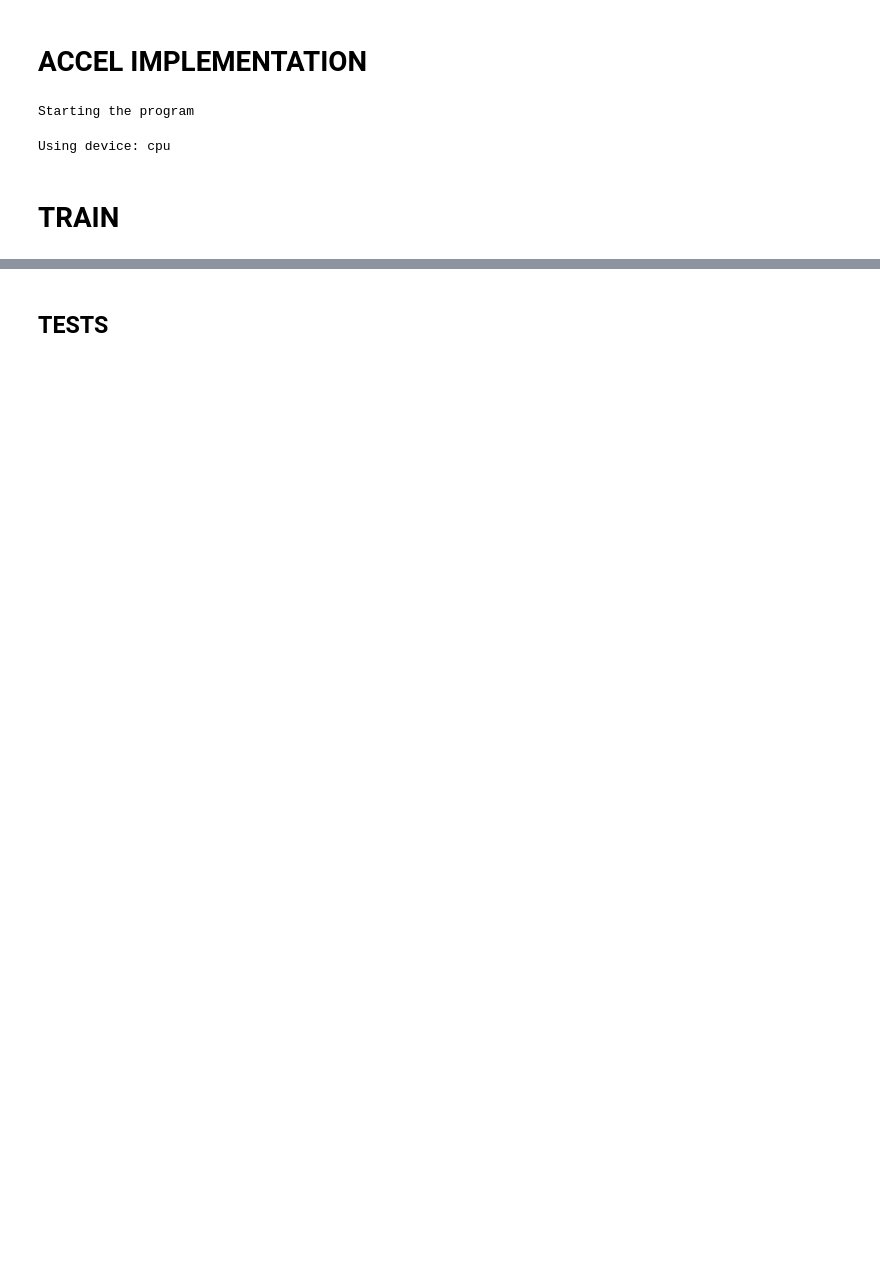
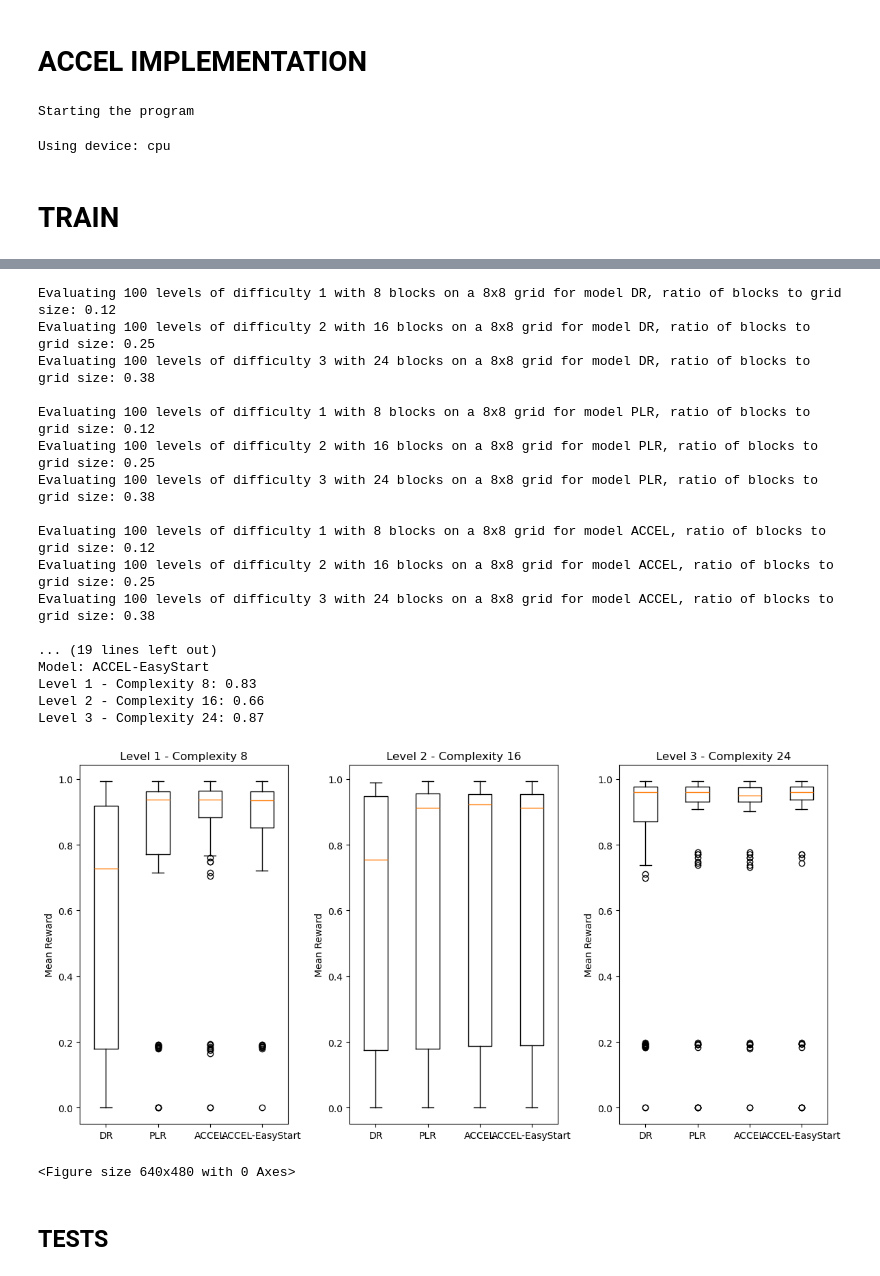
Before and after one commit to noostale/accel-adaptive-rl-env-curricula, a Jupyter notebook: accel_final.ipynb, the cells around one changed output, grey strips where cells are left out. Drawn from its saved outputs; the diff is of its cells as text; code cells hidden in the pictures; blank space fills up the shorter version.

```diff
--- a/accel_final.ipynb
+++ b/accel_final.ipynb
@@ -900,3 +926,25 @@ Running ACCEL with easy start with config: {'name': 'accel_model_easy_10x10', 'g
+# %%
+evalute_models(load_dim = 8, grid_size = 8, n_eval_episodes = 5, num_levels_per_difficulty = 100)
+# %% [output]
+Evaluating 100 levels of difficulty 1 with 8 blocks on a 8x8 grid for model DR, ratio of blocks to grid size: 0.12
+Evaluating 100 levels of difficulty 2 with 16 blocks on a 8x8 grid for model DR, ratio of blocks to grid size: 0.25
+Evaluating 100 levels of difficulty 3 with 24 blocks on a 8x8 grid for model DR, ratio of blocks to grid size: 0.38
+
+Evaluating 100 levels of difficulty 1 with 8 blocks on a 8x8 grid for model PLR, ratio of blocks to grid size: 0.12
+Evaluating 100 levels of difficulty 2 with 16 blocks on a 8x8 grid for model PLR, ratio of blocks to grid size: 0.25
+Evaluating 100 levels of difficulty 3 with 24 blocks on a 8x8 grid for model PLR, ratio of blocks to grid size: 0.38
+
+Evaluating 100 levels of difficulty 1 with 8 blocks on a 8x8 grid for model ACCEL, ratio of blocks to grid size: 0.12
+Evaluating 100 levels of difficulty 2 with 16 blocks on a 8x8 grid for model ACCEL, ratio of blocks to grid size: 0.25
+Evaluating 100 levels of difficulty 3 with 24 blocks on a 8x8 grid for model ACCEL, ratio of blocks to grid size: 0.38
+
+... (19 lines left out)
+Model: ACCEL-EasyStart
+Level 1 - Complexity 8: 0.83
+Level 2 - Complexity 16: 0.66
+Level 3 - Complexity 24: 0.87
+[figure, added]
+<Figure size 640x480 with 0 Axes>
 # %% [markdown]
 ## TESTS
 # %%
```
Also changed, not shown: parts of 4 cells of this notebook, 12 other files.
